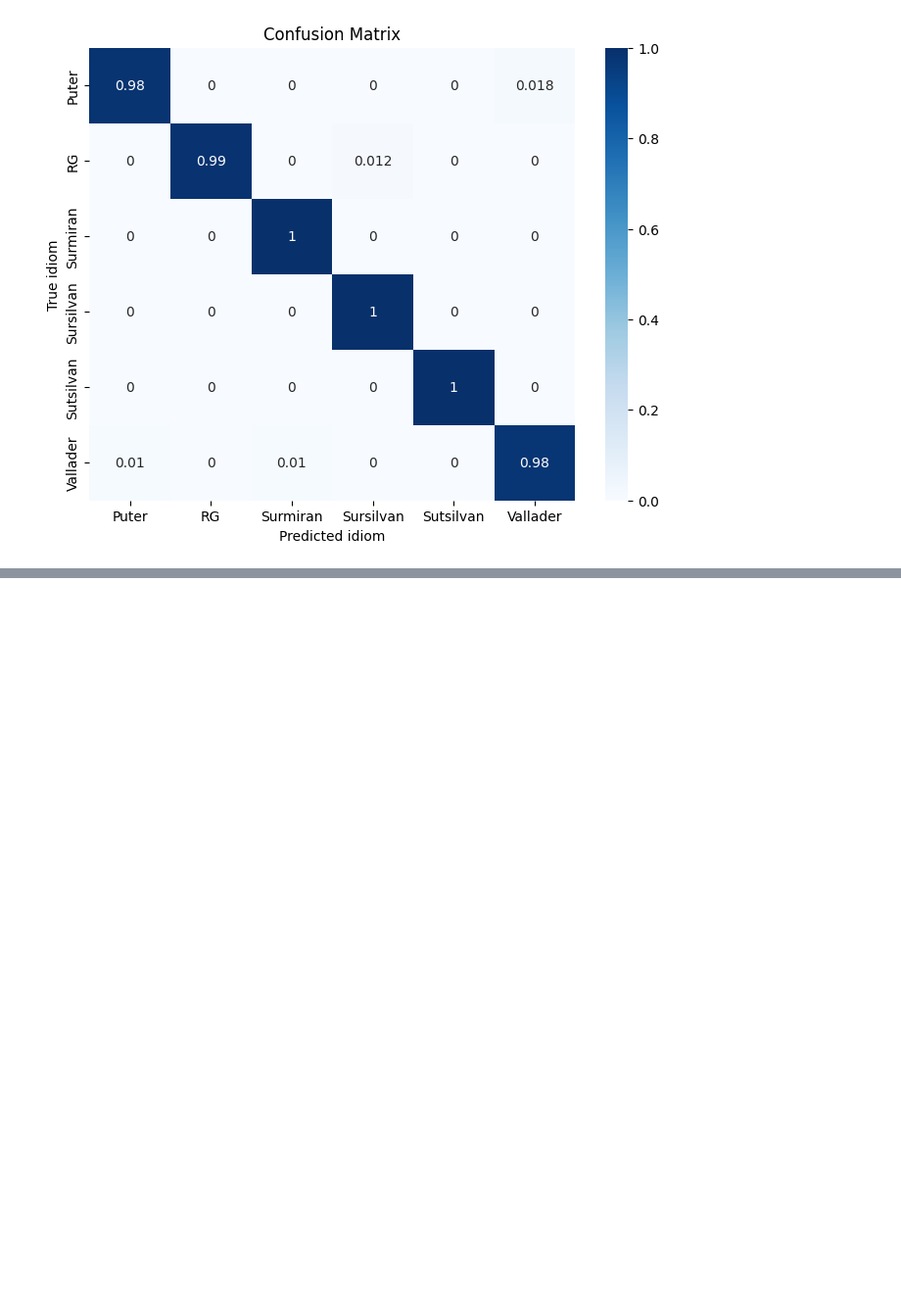
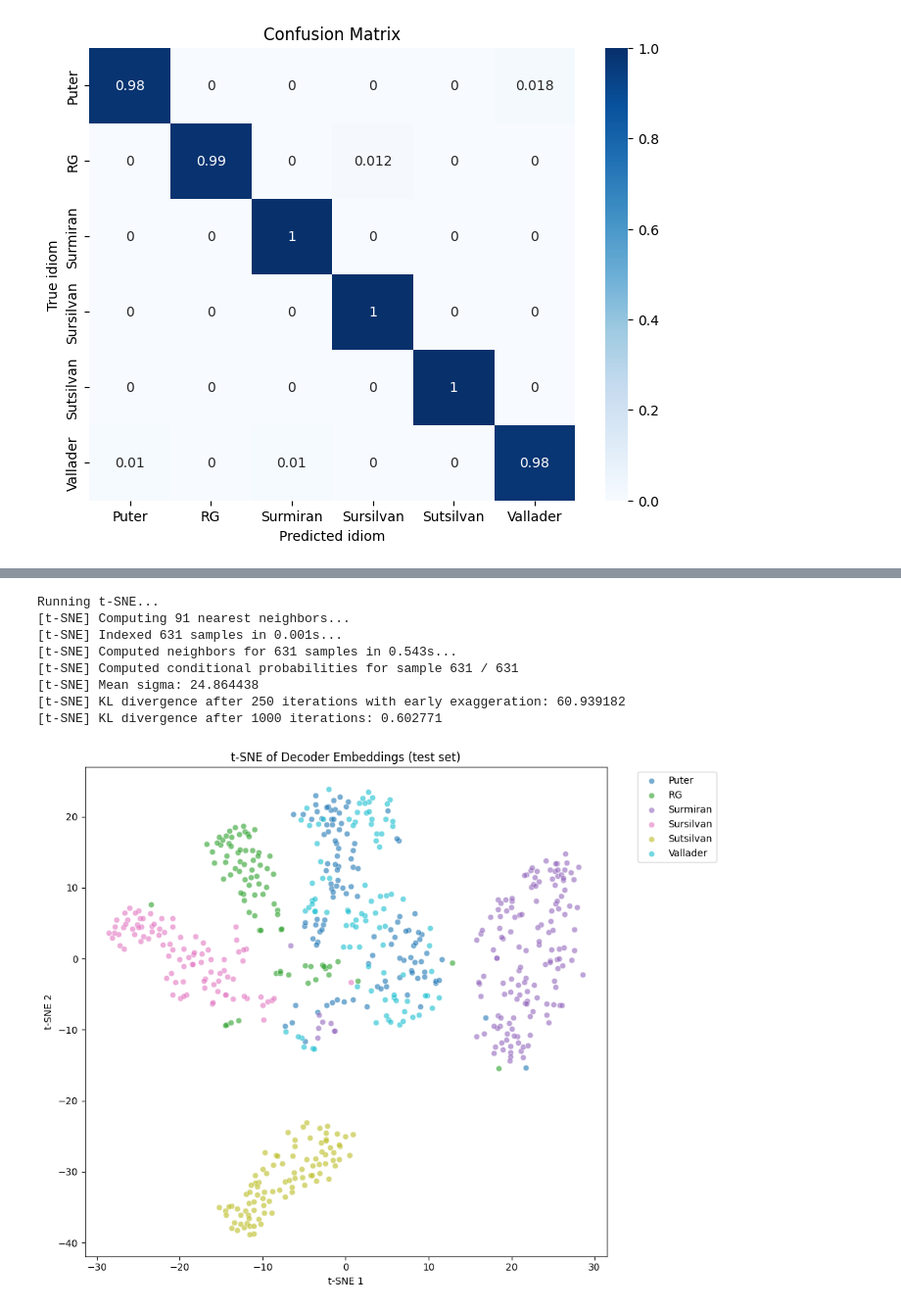
Before and after one commit to manueltuor/Romansh-ASR, a Jupyter notebook: whisper/notebooks/6_Classifier_Evaluation.ipynb, the cells around one changed output, grey strips where cells are left out. Shown at 98% size. Saved outputs shown, nothing was run; the diff lists cells and outputs as text; code cells hidden in the pictures; blank space fills up the shorter version.

```diff
--- a/whisper/notebooks/6_Classifier_Evaluation.ipynb
+++ b/whisper/notebooks/6_Classifier_Evaluation.ipynb
@@ -93,3 +93,19 @@ plt.title('Confusion Matrix')
 plt.show()
 # %% [output]
 [figure]
+# %%
+import numpy as np
+
+# Get coefficients for each class (shape: n_classes x 1024)
+coefs = classifier.coef_  # if logistic regression; if svm, use support vector information
+class_names = classifier.classes_
+
+# For each idiom, show the top 5 features by absolute weight
+print("Top features for each idiom (by absolute coefficient):\n")
+for i, idiom in enumerate(class_names):
+    weights = coefs[i]
+    top_indices = np.argsort(-np.abs(weights))[:5]   # descending
+    print(f"{idiom}:")
+    for rank, idx in enumerate(top_indices, start=1):
+        print(f"  {rank}. Feature {idx:4d}   weight = {weights[idx]:+.4f}")
+    print()
@@ -95,0 +130,49 @@ plt.show()
+# %%
+import numpy as np
+import matplotlib.pyplot as plt
+from sklearn.manifold import TSNE
+
+# If you have both train and test embeddings, you can combine them:
+# all_embeddings = np.concatenate([train_embeddings, test_embeddings], axis=0)
+# all_labels = np.array(train_labels + test_labels)
+# But for a quick view, use the test set:
+embeddings = test_embeddings
+labels = np.array(test_labels)
+
+# t‑SNE can be slow on large datasets; if you have >5000 samples, consider sampling
+if len(embeddings) > 5000:
+    np.random.seed(42)
+    indices = np.random.choice(len(embeddings), size=5000, replace=False)
+    embeddings = embeddings[indices]
+    labels = labels[indices]
+
+# Reduce to 2 dimensions
+print("Running t‑SNE...")
+tsne = TSNE(n_components=2, random_state=42, perplexity=30, verbose=1)
+emb_2d = tsne.fit_transform(embeddings)
+
+# Plot
+plt.figure(figsize=(10, 8))
+unique_idioms = np.unique(labels)
+colors = plt.cm.tab10(np.linspace(0, 1, len(unique_idioms)))
+
+for idiom, color in zip(unique_idioms, colors):
+    mask = labels == idiom
+    plt.scatter(emb_2d[mask, 0], emb_2d[mask, 1], c=[color], label=idiom, alpha=0.6, edgecolors='w', linewidth=0.5)
+
+plt.title("t‑SNE of Decoder Embeddings (test set)")
+plt.xlabel("t‑SNE 1")
+plt.ylabel("t‑SNE 2")
+plt.legend(bbox_to_anchor=(1.05, 1), loc='upper left')
+plt.tight_layout()
+plt.show()
+# %% [output]
+Running t‑SNE...
+[t-SNE] Computing 91 nearest neighbors...
+[t-SNE] Indexed 631 samples in 0.001s...
+[t-SNE] Computed neighbors for 631 samples in 0.543s...
+[t-SNE] Computed conditional probabilities for sample 631 / 631
+[t-SNE] Mean sigma: 24.864438
+[t-SNE] KL divergence after 250 iterations with early exaggeration: 60.939182
+[t-SNE] KL divergence after 1000 iterations: 0.602771
+[figure, added]
```
Also changed, not shown: parts of 1 cell of this notebook, 1 other file.
